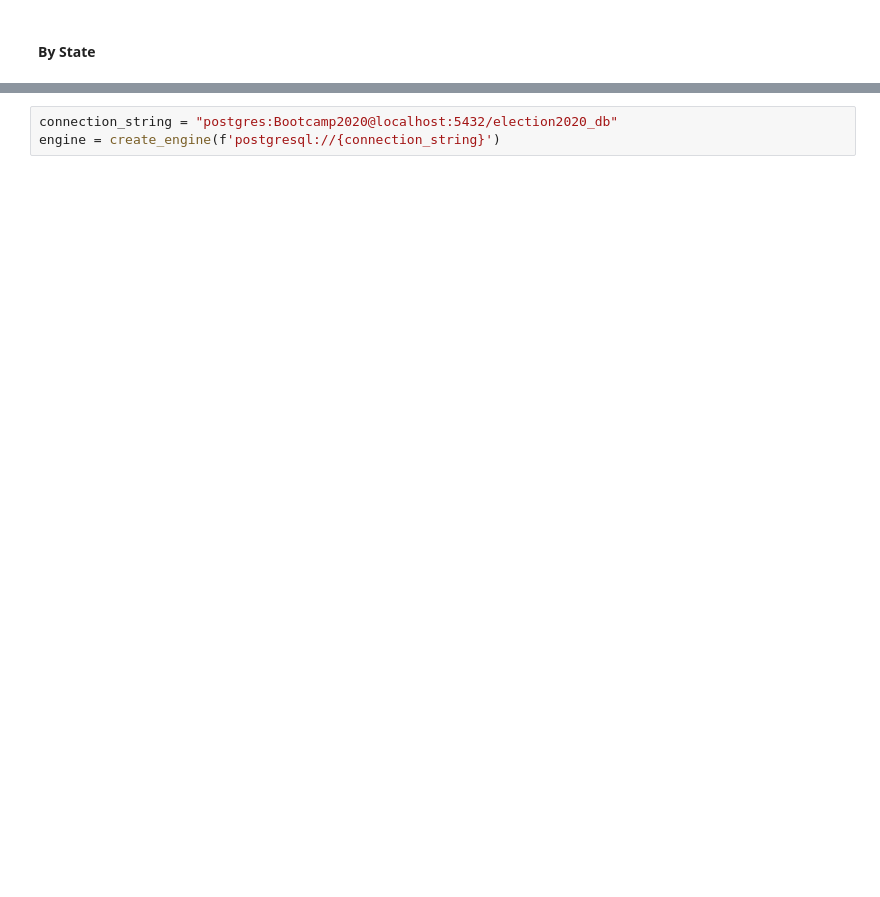
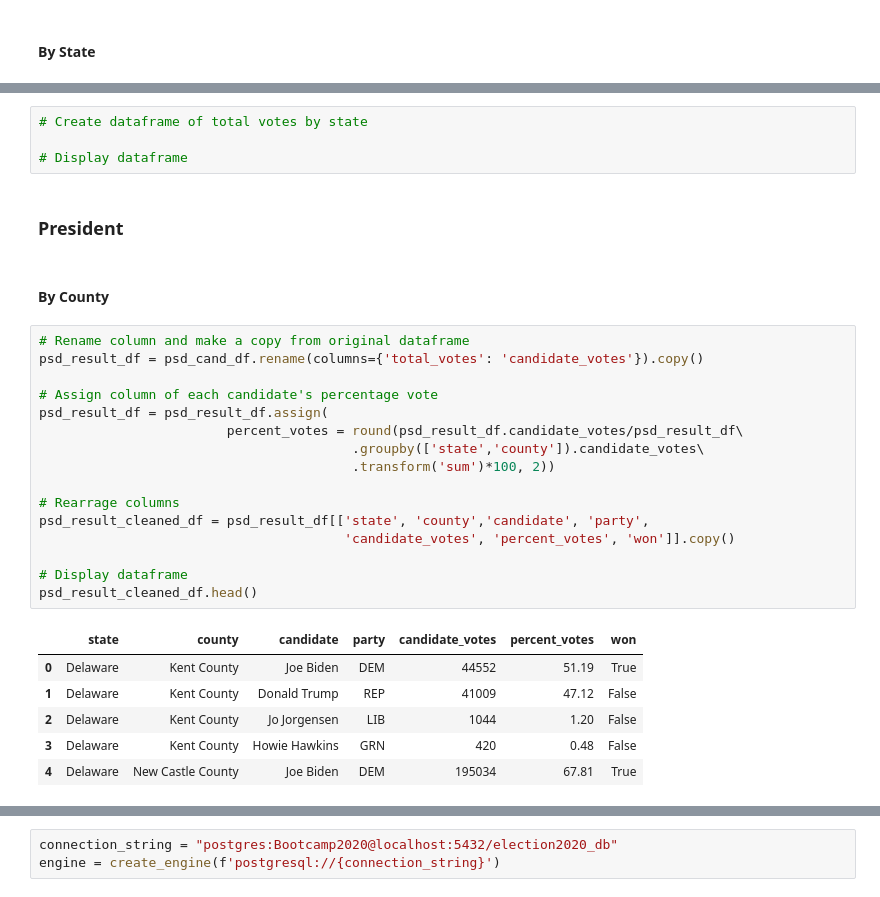
Before and after one commit to LeeProut/ETL-project, a Jupyter notebook: election2020.ipynb, the cells around one changed output, grey strips where cells are left out. Drawn from its saved outputs; the diff is of its cells as text; blank space fills up the shorter version.

```diff
--- a/election2020.ipynb
+++ b/election2020.ipynb
@@ -208,0 +203,31 @@ psd_st_winner_df.head()
+# %%
+# Create dataframe of total votes by state
+
+# Display dataframe
+# %% [markdown]
+### President
+# %% [markdown]
+#### By County
+# %%
+# Rename column and make a copy from original dataframe
+psd_result_df = psd_cand_df.rename(columns={'total_votes': 'candidate_votes'}).copy()
+
+# Assign column of each candidate's percentage vote
+psd_result_df = psd_result_df.assign(
+                        percent_votes = round(psd_result_df.candidate_votes/psd_result_df\
+                                        .groupby(['state','county']).candidate_votes\
+                                        .transform('sum')*100, 2))
+
+# Rearrage columns
+psd_result_cleaned_df = psd_result_df[['state', 'county','candidate', 'party',
+                                       'candidate_votes', 'percent_votes', 'won']].copy()
+
+# Display dataframe
+psd_result_cleaned_df.head()
+# %% [output]
+|  | state | county | candidate | party | candidate_votes | percent_votes | won |
+| 0 | Delaware | Kent County | Joe Biden | DEM | 44552 | 51.19 | True |
+| 1 | Delaware | Kent County | Donald Trump | REP | 41009 | 47.12 | False |
+| 2 | Delaware | Kent County | Jo Jorgensen | LIB | 1044 | 1.20 | False |
+| 3 | Delaware | Kent County | Howie Hawkins | GRN | 420 | 0.48 | False |
+| 4 | Delaware | New Castle County | Joe Biden | DEM | 195034 | 67.81 | True |
```
Also changed, not shown: parts of 68 cells of this notebook.
